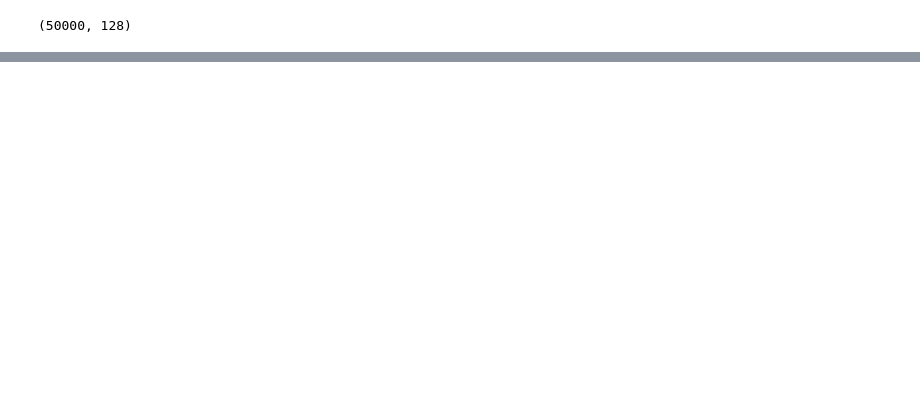
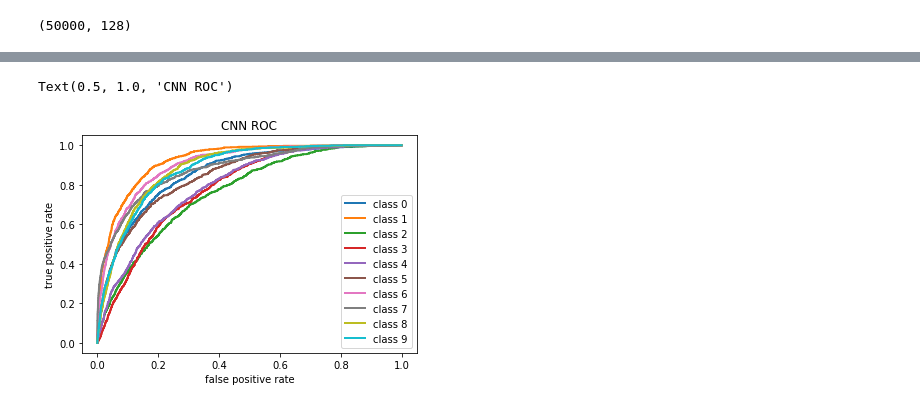
Before and after one commit to dzikilamer/tutorial, a Jupyter notebook: projekt.ipynb, the cells around one changed output, grey strips where cells are left out. Saved outputs shown, nothing was run; the diff lists cells and outputs as text; code cells hidden in the pictures; blank space fills up the shorter version.

```diff
--- a/projekt.ipynb
+++ b/projekt.ipynb
@@ -189,0 +253,12 @@ ValueError: multiclass format is not supported
+# %%
+for i in range(10):
+    fpr, tpr, _ = roc_curve(y_bin_test[:, i], y_zmodelu[:, i])
+    plt.plot(fpr, tpr, lw=2, label='class {}'.format(i))
+
+plt.legend(loc="best")
+plt.xlabel("false positive rate")
+plt.ylabel("true positive rate")
+plt.title("CNN ROC")
+# %% [output]
+Text(0.5, 1.0, 'CNN ROC')
+[figure, added]
```
Also changed, not shown: parts of 16 cells of this notebook.
